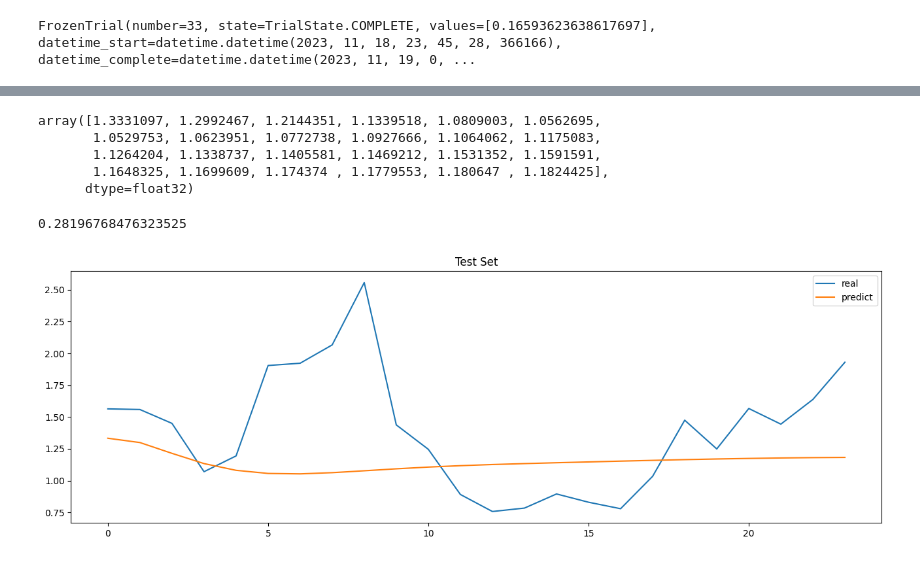
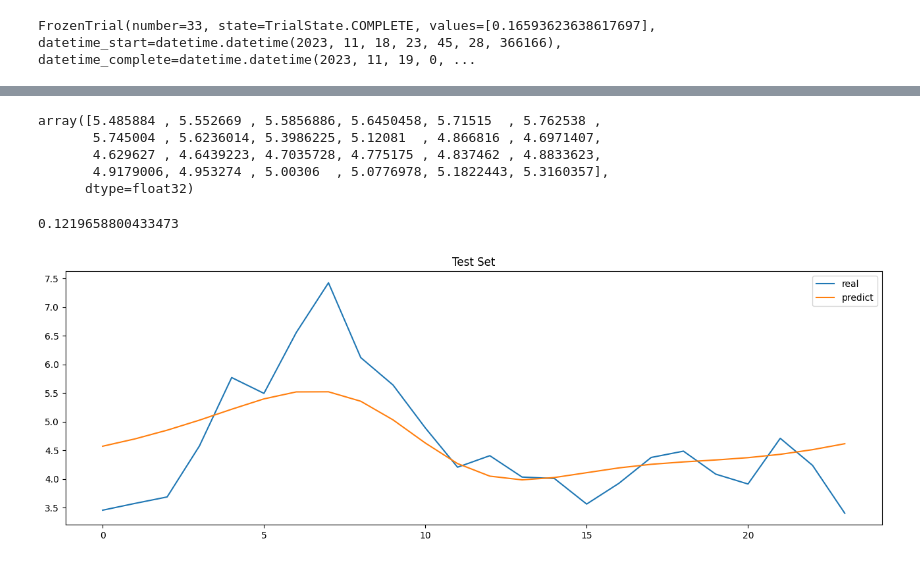
Before and after one commit to youngseonseo/BEMS, a Jupyter notebook: ai/floor_prediction/floor_lstm.ipynb, the cells around one changed output, grey strips where cells are left out. Saved outputs shown, nothing was run; the diff lists cells and outputs as text; code cells hidden in the pictures.

Commit message:
[add] LSTM hyper parameter {'lr': 1e-05, 'epoch': 6000, 'hidden_size': 512} MAPE 0.10852049948048732

```diff
--- a/ai/floor_prediction/floor_lstm.ipynb
+++ b/ai/floor_prediction/floor_lstm.ipynb
@@ -333,6 +72,6 @@ scaled_df[:int(len(scaled_df) * 0.9)]
 # %%
 # scaled_df = scaled_df.loc["2023-07-18 00:00:00" : '2023-08-31 23:59:00']
-df = df_1234
+df = df_561_1
 train_df = df.iloc[:int(len(df) * 0.9)]
 
 test_df = df[int(len(df) * 0.9):]
@@ -376,5 +115,5 @@ class windowDataset(Dataset):
     def __len__(self):
         return self.len
 # %%
-train_dataset = windowDataset(train, input_window=iw, output_window=ow)
-train_loader = DataLoader(train_dataset, batch_size=64, num_workers=4)
+train_dataset = windowDataset(train, input_window=iw, output_window=ow, stride=3)
+train_loader = DataLoader(train_dataset, batch_size=64)
@@ -458,9 +201,9 @@ import gc
 
 def objective(trial: optuna.Trial, X, Y, train_loader):
     param = {
-        'lr' : trial.suggest_categorical('lr', [1e-6, 1e-5, 1e-4, 1e-3, 1e-2, 1e-1]),
+        'lr' : trial.suggest_categorical('lr', [1e-7, 1e-6, 1e-5, 1e-4, 1e-3, 1e-2, 1e-1]),
         'epoch' : trial.suggest_int('epoch', 1000, 7000, 1000),
-        'hidden_size' : trial.suggest_categorical('hidden_size', [16, 32, 64, 128, 256])
+        'hidden_size' : trial.suggest_categorical('hidden_size', [16, 32, 64, 128, 256, 512])
     }
 
     print(param)
@@ -498,7 +241,7 @@ from optuna.samplers import TPESampler
 # TPESampler : Sampler using TPE (Tree-structured Parzen Estimator) algorithm.
 study = optuna.create_study(direction='minimize', sampler=TPESampler())
 
-study.optimize(lambda trial : objective(trial, train, test, train_loader), n_trials = 100)
+study.optimize(lambda trial : objective(trial, train, valid, train_loader), n_trials = 50)
 
 print('Best trial : score {}, \nparams {}'.format(study.best_trial.value, study.best_trial.params))
 # %% [output]
@@ -560,24 +340,25 @@ predict = model.predict(torch.tensor(train[-200:]).reshape(-1,1).float(), target
 
 # predict = min_max_scaler.inverse_transform(predict.reshape(-1,1))
 # real = min_max_scaler.inverse_transform(real.reshape(-1,1))
-# %%
-prediction
-# %% [output]
-array([1.3331097, 1.2992467, 1.2144351, 1.1339518, 1.0809003, 1.0562695,
-       1.0529753, 1.0623951, 1.0772738, 1.0927666, 1.1064062, 1.1175083,
-       1.1264204, 1.1338737, 1.1405581, 1.1469212, 1.1531352, 1.1591591,
-       1.1648325, 1.1699609, 1.174374 , 1.1779553, 1.180647 , 1.1824425],
-      dtype=float32)
+# %%
+predict
+# %% [output]
+array([5.485884 , 5.552669 , 5.5856886, 5.6450458, 5.71515  , 5.762538 ,
+       5.745004 , 5.6236014, 5.3986225, 5.12081  , 4.866816 , 4.6971407,
+       4.629627 , 4.6439223, 4.7035728, 4.775175 , 4.837462 , 4.8833623,
+       4.9179006, 4.953274 , 5.00306  , 5.0776978, 5.1822443, 5.3160357],
+      dtype=float32)
 # %%
+test = test_df[4*ow:5*ow]
 print(mean_absolute_percentage_error(test, prediction))
 
 plt.figure(figsize=(16,5))
-plt.plot(test, label="real")
+plt.plot(test.values, label="real")
 plt.plot(prediction, label="predict")
 
 plt.title("Test Set")
 plt.legend()
 plt.show()
 # %% [output]
-0.28196768476323525
+0.1219658800433473
-[figure, old version]
+[figure, new version]
```
Also changed, not shown: parts of 29 cells of this notebook.
